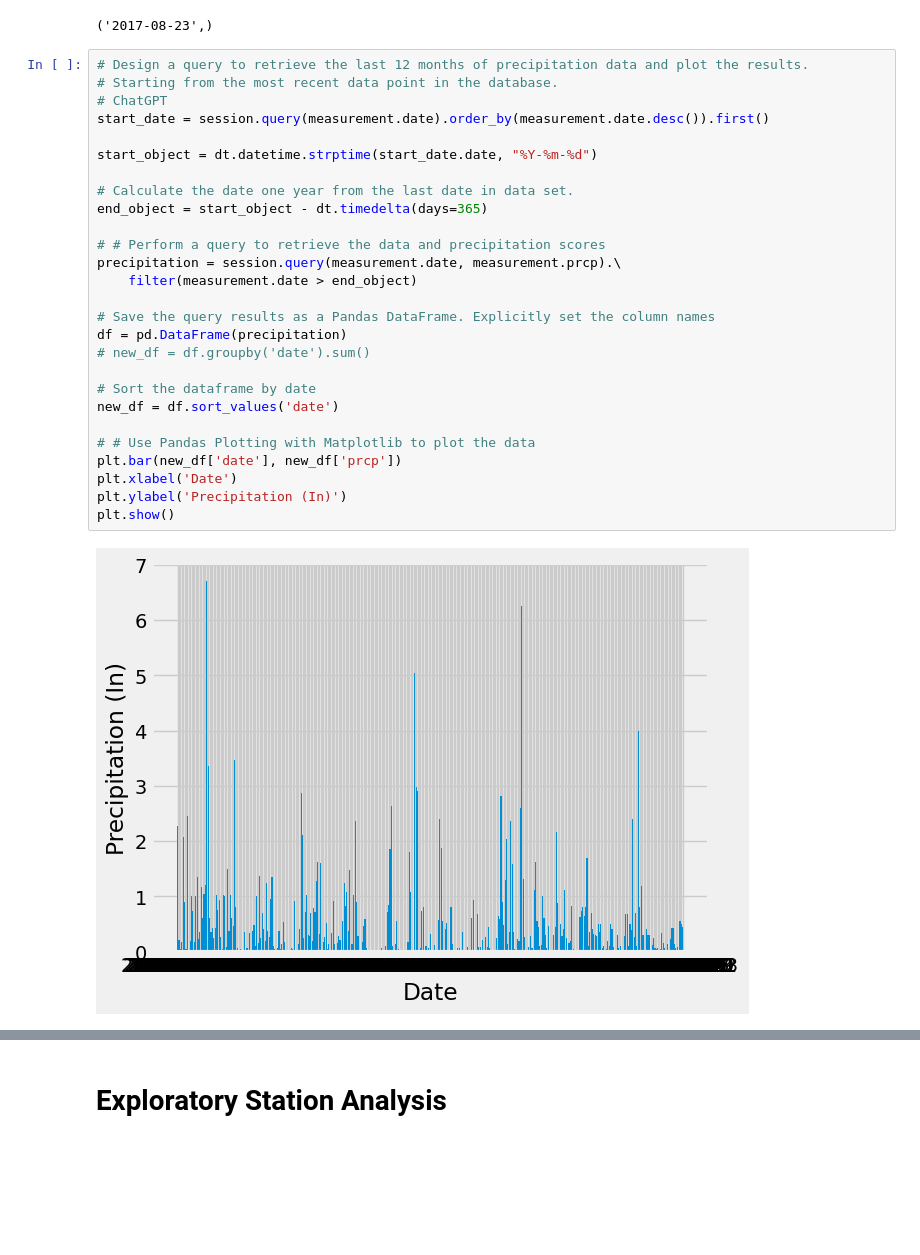
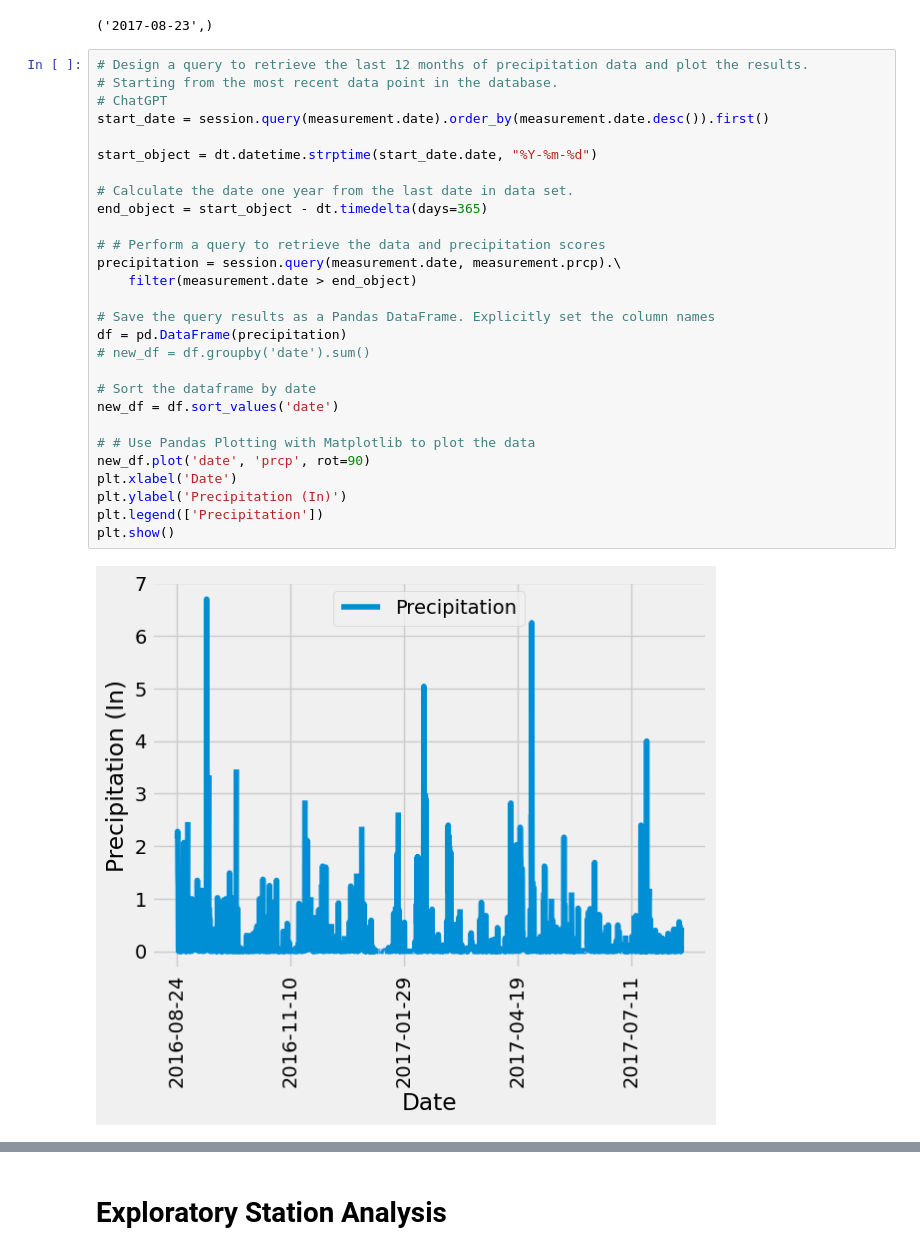
Before and after one commit to stephmcarlson/sqlalchemy-challenge, a Jupyter notebook: SurfsUp/climate_solved.ipynb, the cells around one changed output, grey strips where cells are left out. Cells and saved outputs as stored; diff of their text form; blank space fills up the shorter version.

```diff
--- a/SurfsUp/climate_solved.ipynb
+++ b/SurfsUp/climate_solved.ipynb
@@ -47,32 +47,33 @@ session.query(measurement.date).order_by(measurement.date.desc()).first()
 # %%
 # Design a query to retrieve the last 12 months of precipitation data and plot the results.
 # Starting from the most recent data point in the database.
 # ChatGPT
 start_date = session.query(measurement.date).order_by(measurement.date.desc()).first()
 
 start_object = dt.datetime.strptime(start_date.date, "%Y-%m-%d")
 
 # Calculate the date one year from the last date in data set.
 end_object = start_object - dt.timedelta(days=365)
 
 # # Perform a query to retrieve the data and precipitation scores
 precipitation = session.query(measurement.date, measurement.prcp).\
     filter(measurement.date > end_object)
 
 # Save the query results as a Pandas DataFrame. Explicitly set the column names
 df = pd.DataFrame(precipitation)
 # new_df = df.groupby('date').sum()
 
 # Sort the dataframe by date
 new_df = df.sort_values('date')
 
 # # Use Pandas Plotting with Matplotlib to plot the data
-plt.bar(new_df['date'], new_df['prcp'])
+new_df.plot('date', 'prcp', rot=90)
 plt.xlabel('Date')
 plt.ylabel('Precipitation (In)')
+plt.legend(['Precipitation'])
 plt.show()
 # %% [output]
-[figure, old version]
+[figure, new version]
 # %%
 # Use Pandas to calculate the summary statistics for the precipitation data
 new_df = df.groupby('date').sum()
```
Also changed, not shown: parts of 3 cells of this notebook, 2 other files.
